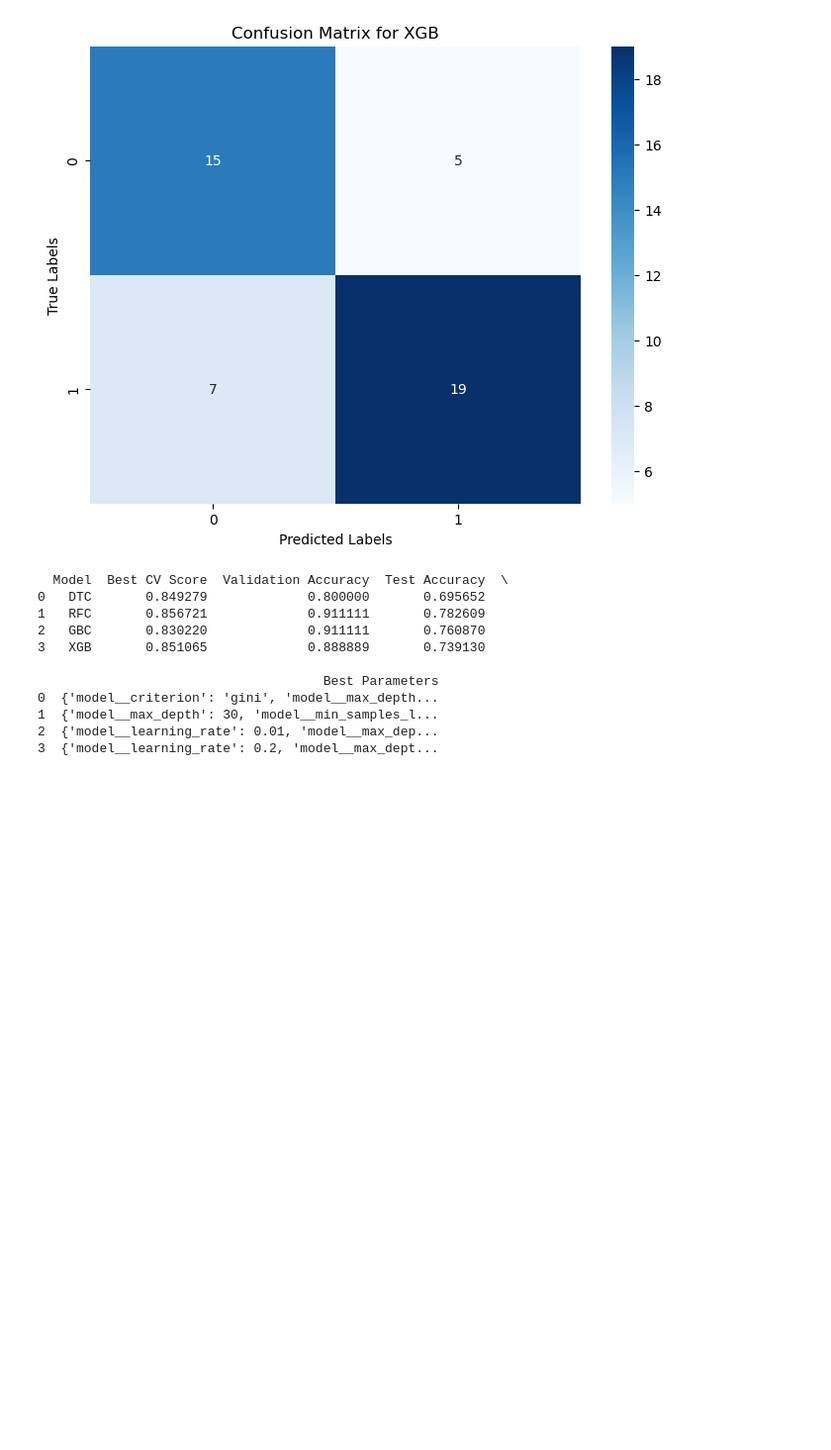
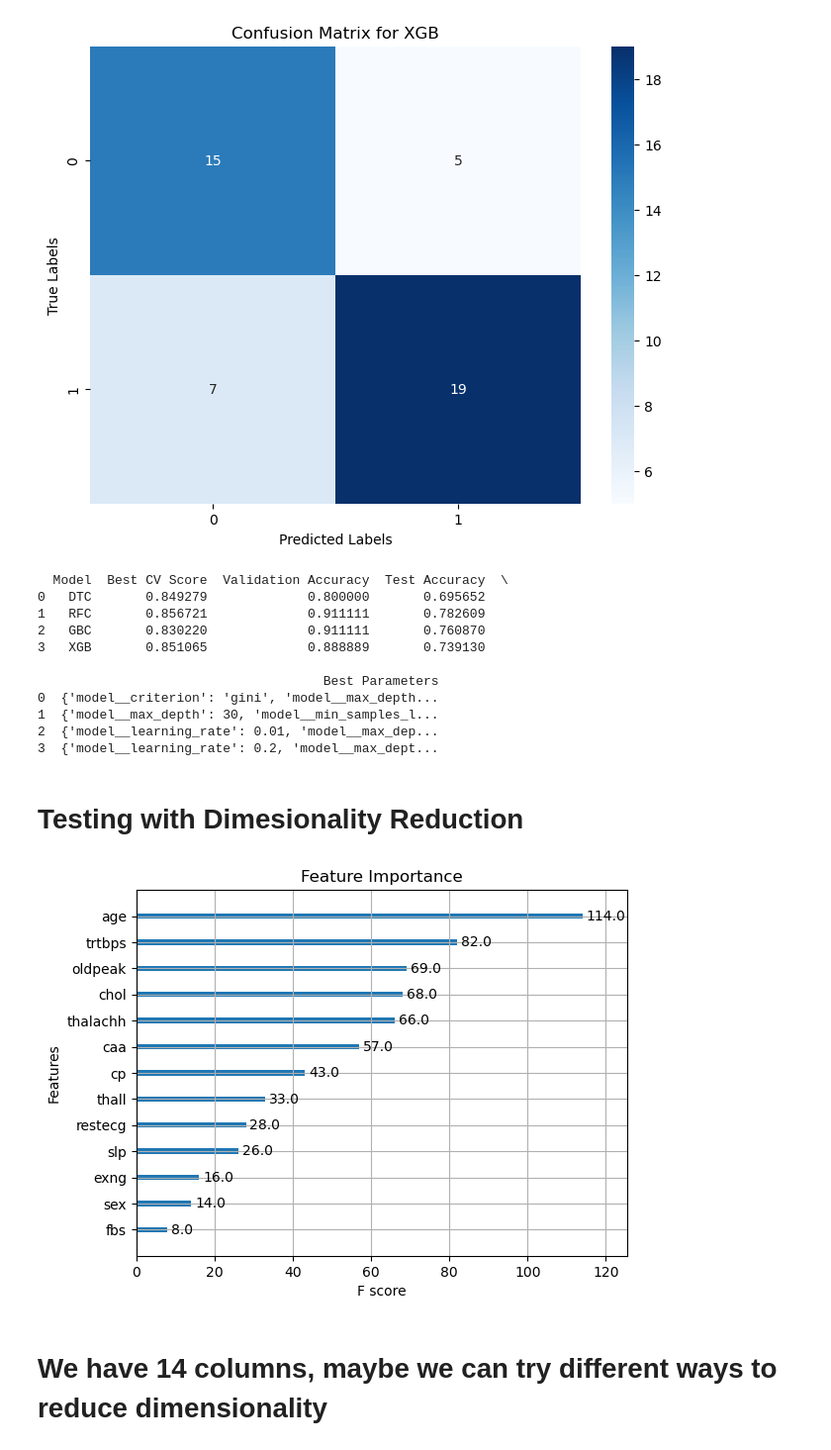
Before and after one commit to MaukanMir/Heart-Attack-Analysis-and-Prediction-Dataset, a Jupyter notebook: trainnig.ipynb, the cells around one changed output. Shown at 99% size. Cells and saved outputs as stored; diff of their text form; code cells hidden in the pictures; blank space fills up the shorter version.

Commit message:
added new models

```diff
--- a/trainnig.ipynb
+++ b/trainnig.ipynb
@@ -703,3 +703,22 @@ Validation Test accuracy for XGB: 0.889
 1  {'model__max_depth': 30, 'model__min_samples_l...
 2  {'model__learning_rate': 0.01, 'model__max_dep...
 3  {'model__learning_rate': 0.2, 'model__max_dept...
+# %% [markdown]
+# Testing with Dimesionality Reduction
+# %%
+import xgboost as xgb
+
+model = xgb.XGBClassifier()
+model.fit(X_train, y_train)
+
+# Get feature importance
+importances = model.feature_importances_
+
+# Plot feature importance
+xgb.plot_importance(model)
+plt.title('Feature Importance')
+plt.show()
+# %% [output]
+[figure, added]
+# %% [markdown]
+# We have 14 columns, maybe we can try different ways to reduce dimensionality
```
